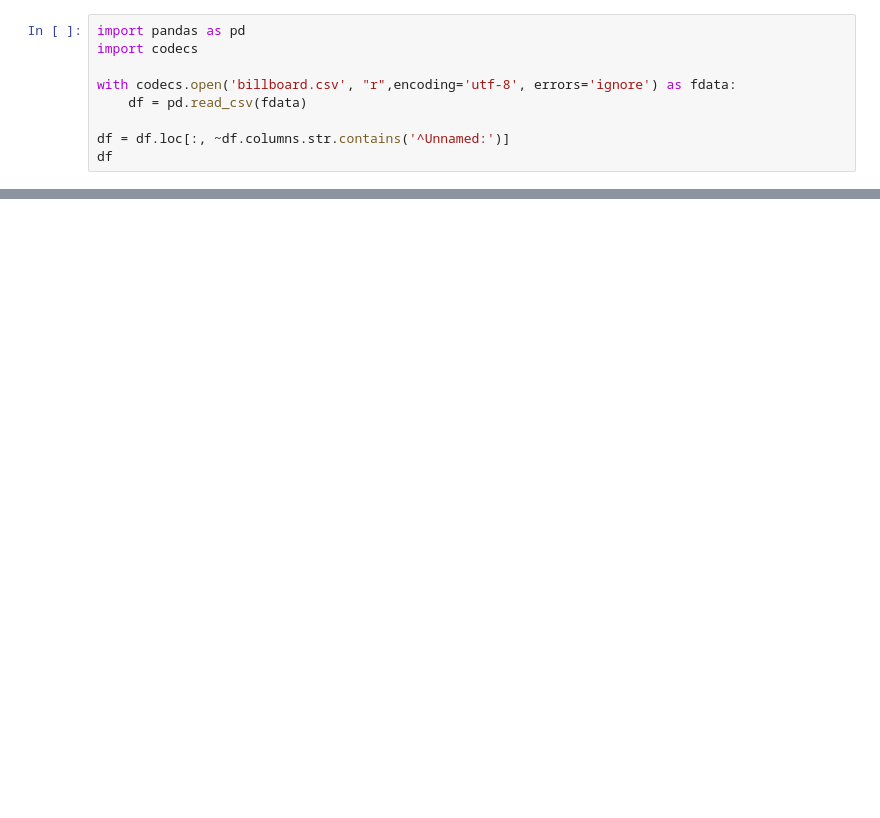
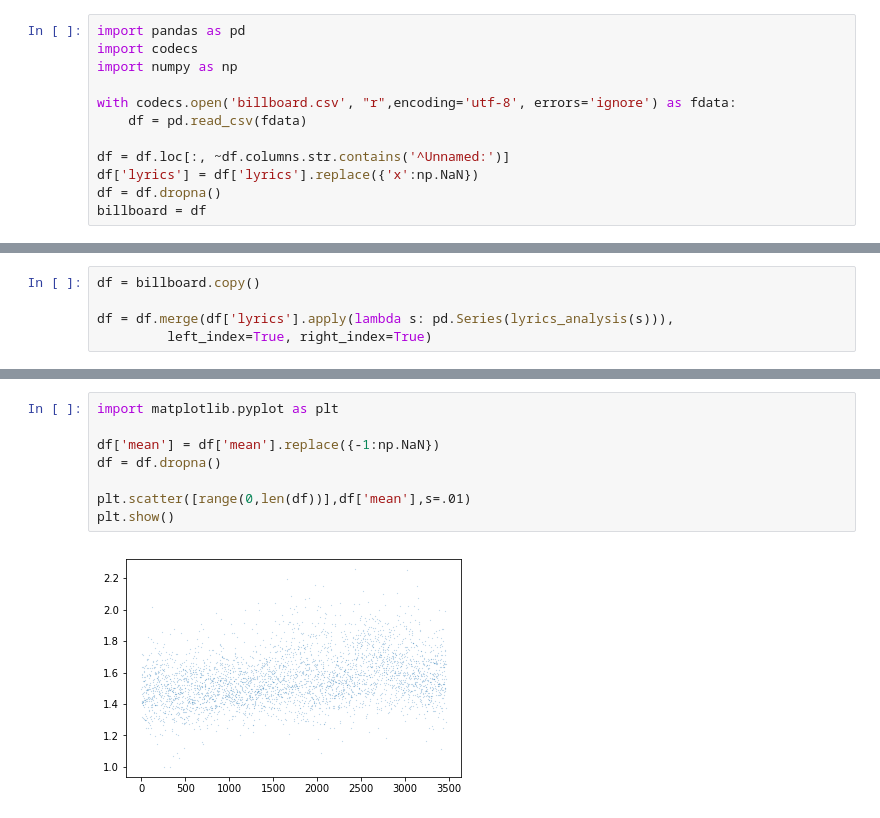
Before and after one commit to matthewmazzanti/cmsc320finaltut, a Jupyter notebook: final_tutorial.ipynb, the cells around one changed output, grey strips where cells are left out. Drawn from its saved outputs; the diff is of its cells as text; blank space fills up the shorter version.

```diff
--- a/final_tutorial.ipynb
+++ b/final_tutorial.ipynb
@@ -1,9 +1,12 @@
 # %%
 import pandas as pd
 import codecs
+import numpy as np
 
 with codecs.open('billboard.csv', "r",encoding='utf-8', errors='ignore') as fdata:
     df = pd.read_csv(fdata)
 
 df = df.loc[:, ~df.columns.str.contains('^Unnamed:')]
-df
+df['lyrics'] = df['lyrics'].replace({'x':np.NaN})
+df = df.dropna()
+billboard = df
@@ -65,0 +28,5 @@ KeyError: "['denom'] not in index"
+# %%
+df = billboard.copy()
+
+df = df.merge(df['lyrics'].apply(lambda s: pd.Series(lyrics_analysis(s))),
+         left_index=True, right_index=True)
@@ -65,0 +51,10 @@ KeyError: "['denom'] not in index"
+# %%
+import matplotlib.pyplot as plt
+
+df['mean'] = df['mean'].replace({-1:np.NaN})
+df = df.dropna()
+
+plt.scatter([range(0,len(df))],df['mean'],s=.01)
+plt.show()
+# %% [output]
+[figure, added]
```
Also changed, not shown: parts of 4 cells of this notebook, 5 other files.
